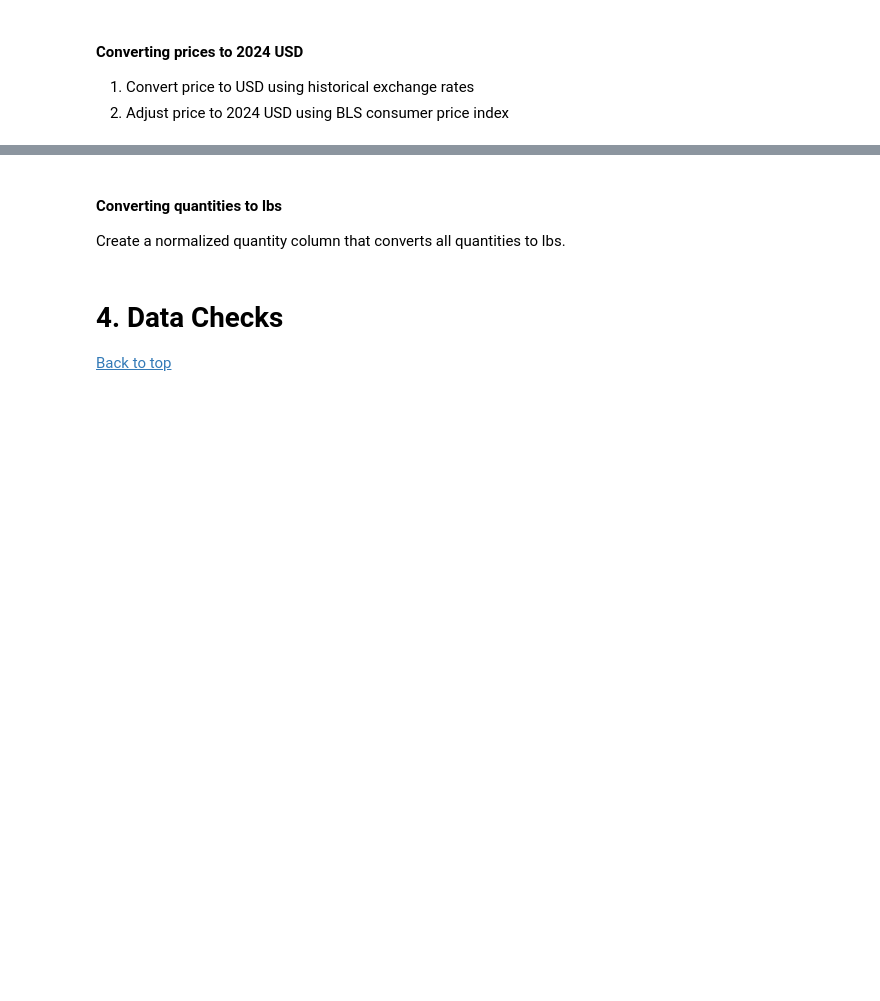
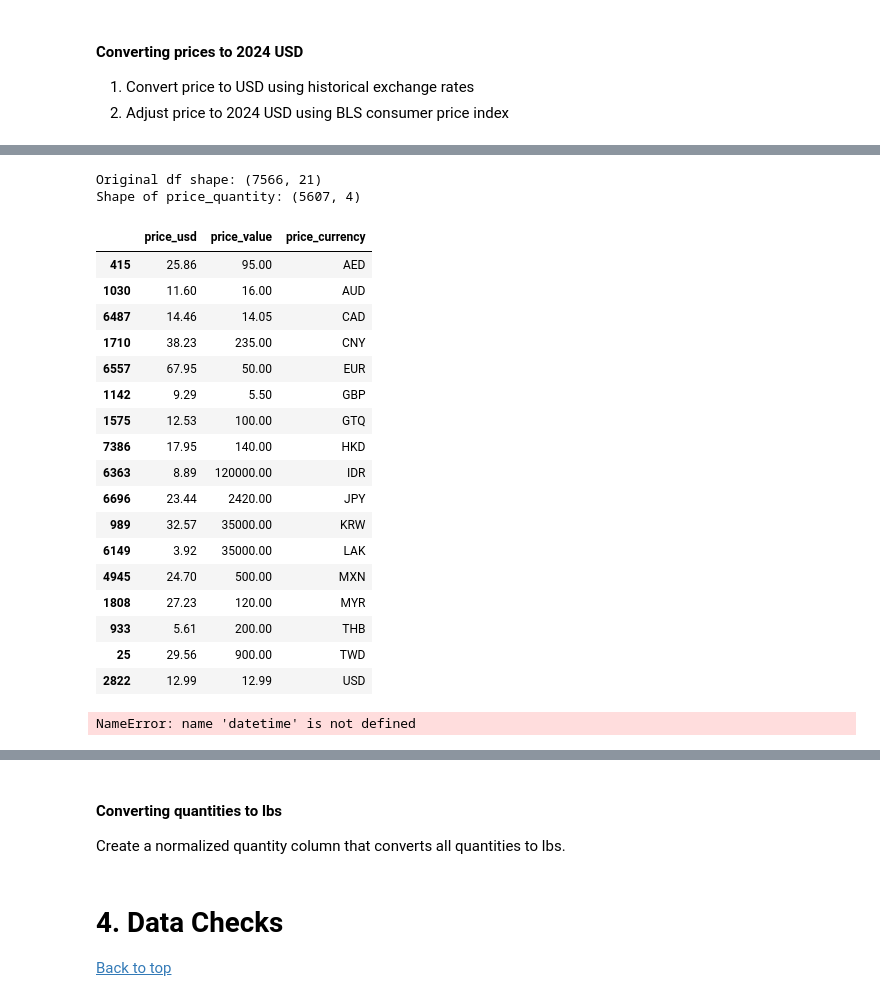
Before and after one commit to tynardone/coffee-review-analysis, a Jupyter notebook: notebooks/1_data_cleaning.ipynb, the cells around one changed output, grey strips where cells are left out. Saved outputs shown, nothing was run; the diff lists cells and outputs as text; code cells hidden in the pictures; blank space fills up the shorter version.

```diff
--- a/notebooks/1_data_cleaning.ipynb
+++ b/notebooks/1_data_cleaning.ipynb
@@ -427 +404,74 @@ KeyError: nan
+# %%
+with open(DATA_DIR / "external" / "openex_exchange_rates.json") as f:
+    currency_codes = json.load(f)
+
+
+def convert_currency(row):
+    try:
+        date = row.review_date.strftime("%Y-%m-%d")
+        currency = row.price_currency
+        value = np.round(row.price_value / currency_codes[date][currency], 2)
+    except KeyError:
+        value = np.nan
+    return value
+
+
+df = df_in.pipe(tweak_df).pipe(price_quantity_split).pipe(clean_currency)
+
+
+df["price_usd"] = df.apply(convert_currency, axis=1)
+
+df.groupby("price_currency")[
+    [
+        "price_usd",
+        "price_value",
+        "price_currency",
+    ]
+].sample(1)
+# %% [output]
+Original df shape: (7566, 21)
+Shape of price_quantity: (5607, 4)
+|  | price_usd | price_value | price_currency |
+| 415 | 25.86 | 95.00 | AED |
+| 1030 | 11.60 | 16.00 | AUD |
+| 6487 | 14.46 | 14.05 | CAD |
+| 1710 | 38.23 | 235.00 | CNY |
+| 6557 | 67.95 | 50.00 | EUR |
+| 1142 | 9.29 | 5.50 | GBP |
+| 1575 | 12.53 | 100.00 | GTQ |
+| 7386 | 17.95 | 140.00 | HKD |
+| 6363 | 8.89 | 120000.00 | IDR |
+| 6696 | 23.44 | 2420.00 | JPY |
+| 989 | 32.57 | 35000.00 | KRW |
+| 6149 | 3.92 | 35000.00 | LAK |
+| 4945 | 24.70 | 500.00 | MXN |
+| 1808 | 27.23 | 120.00 | MYR |
+| 933 | 5.61 | 200.00 | THB |
+| 25 | 29.56 | 900.00 | TWD |
+| 2822 | 12.99 | 12.99 | USD |
+# %%
+def load_transform_cpi(file_path: Path) -> pd.DataFrame:
+    """Loads and transforms the CPI data."""
+    try:
+        cpi = pd.read_csv(file_path)
+    except FileNotFoundError:
+        raise FileNotFoundError("CPI file is not found in the specified directory.")
+
+    cpi.columns = cpi.columns.str.strip().str.lower().str.replace(" ", "_")
+    return (
+        cpi.drop(columns=["half1", "half2"])
+        .melt(id_vars="year", var_name="month", value_name="cpi")
+        .assign(
+            month=lambda df_: df_["month"]
+            .apply(lambda x: datetime.strptime(x, "%b").month)
+            .dropna()
+            .reset_index(drop=True)
+        )
+    )
+
+
+cpi = load_transform_cpi(DATA_DIR / "external" / "consumer_price_index.csv")
+cpi
+# %% [output]
+NameError: name 'datetime' is not defined
 # %%
```
Also changed, not shown: parts of 14 cells of this notebook, 3 other files.
